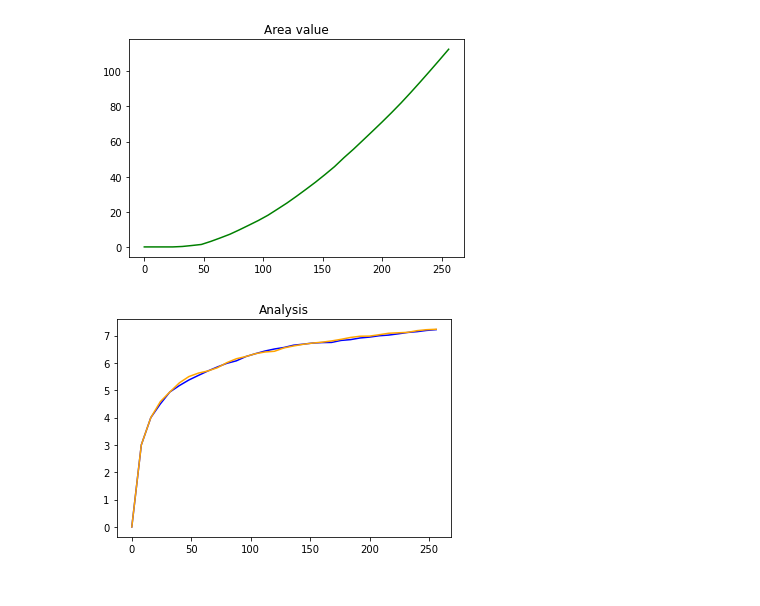
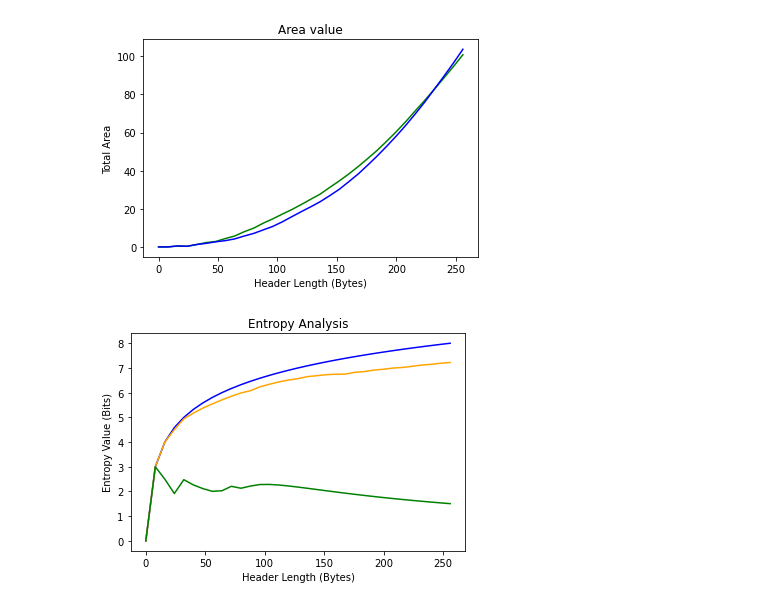
Before and after one commit to gomitolof/DAA-for-Ransomware-detection, a Jupyter notebook: RansomwareProjectScript.ipynb, the cells around one changed output. Saved outputs shown, nothing was run; the diff lists cells and outputs as text; code cells hidden in the pictures.

```diff
--- a/RansomwareProjectScript.ipynb
+++ b/RansomwareProjectScript.ipynb
@@ -81,41 +97,51 @@ plt.show()
 # %%
-area = np.zeros(33)
+# Entropy-Analysis as a function of the Header-Length analyzed for the files created
+area1 = np.zeros(33)
+area2 = np.zeros(33)
 for i in range(8,257,8):
     header_length = i
-    h_ideal = diff_analysis(ideal_file, header_length)
-    h1 = diff_analysis(fileprova1, header_length)
-    h2 = diff_analysis(fileprova2, header_length)
-    area[int(i/8)] = diff_area(h_ideal,h2)
+    h_ideal = entropy_analysis(ideal_file, header_length)
+    h_rand_1 = entropy_analysis(file_rand_1, header_length)
+    h_rand_2 = entropy_analysis(file_rand_2, header_length)
+    area1[int(i/8)] = diff_area(h_ideal,h_rand_1)
+    area2[int(i/8)] = diff_area(h_ideal,h_rand_2)
 
+# Plot of the Area as a function of the Header Length analyzed for the two random file compared with the ideal file
 plt.title("Area value")
-plt.plot(x, area, color="green")
+plt.xlabel("Header Length (Bytes)")
+plt.ylabel("Total Area")
+plt.plot(x, area1, color="green")
+plt.plot(x, area2, color="blue")
 
 plt.show()
 # %% [output]
-[figure, old version]
+[figure, new version]
 # %%
-f = open("./Dharma_dataset/0001-doc.doc.id-0481FA80.[paymentbtc@firemail.cc].cmb", "r", encoding='latin-1')
-file=f.read()
+# Reading of the Encrypted (by a ransomware) file and the relative Decrypted file
+f = open("./NapierOneDataset/EXTRA/RANSOMWARE-DHARMA-tiny/0001-doc.doc.id-0481FA80.[paymentbtc@firemail.cc].cmb", "r", encoding='latin-1')
+file_encrypted = f.read()
+f = open("./NapierOneDataset/DOC/DOC-tiny/0001-doc.doc", "r", encoding='latin-1')
+file_normal = f.read()
 
+# Transformation of the two files in a vector ready to be anlyzed
+size = 1024
+vector_file_normal = file_to_vector(file_normal,size)
+vector_file_encrypted = file_to_vector(file_encrypted,size)
+
+# Evaluation of the Entropy-Analysis for the two files
 header_length = 256
+h_file_encrypted = entropy_analysis(vector_file_encrypted, header_length)
+h_file_normal = entropy_analysis(vector_file_normal, header_length)
 
-x = np.zeros(int(header_length/8)+1)
-for i in range(int(header_length/8)+1):
-    x[i]= 8*i
-
-h = diff_analysis_for_files(file, header_length)
-
-fileprova1 = np.zeros(1024)
-for i in range(len(fileprova1)):
-    fileprova1[i]=randint(0,255)
-
-h1 = diff_analysis(fileprova1, header_length)
-
-plt.title("Analysis")
-plt.plot(x, h, color="blue")
-plt.plot(x, h1, color="orange")
+# Plot of the Entropy-Analysis of the 2 files compared to the ideal file
+plt.title("Entropy Analysis")
+plt.xlabel("Header Length (Bytes)")
+plt.ylabel("Entropy Value (Bits)")
+plt.plot(x, h_ideal, color="blue")
+plt.plot(x, h_file_encrypted, color="orange")
+plt.plot(x, h_file_normal, color="green")
 
 plt.show()
 # %% [output]
-[figure, old version]
+[figure, new version]
 # %%
```
Also changed, not shown: parts of 3 cells of this notebook.
